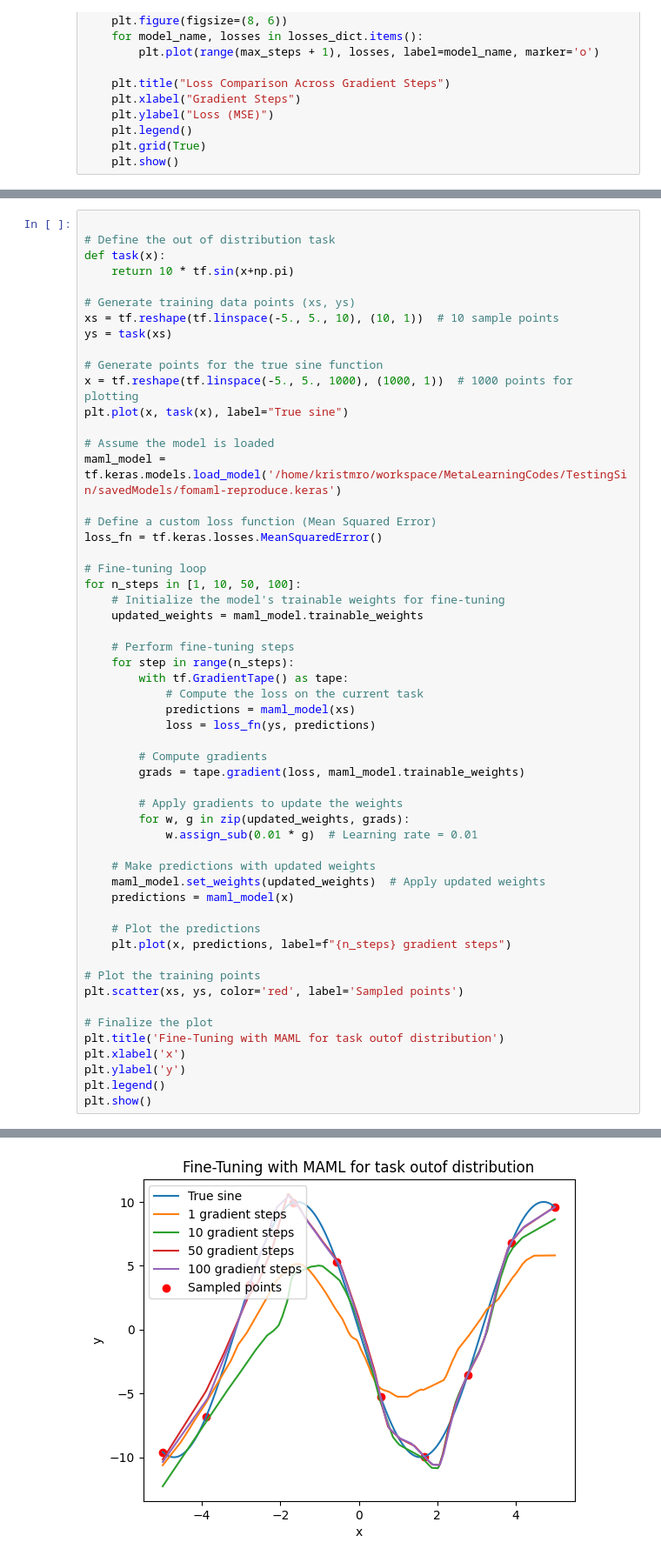
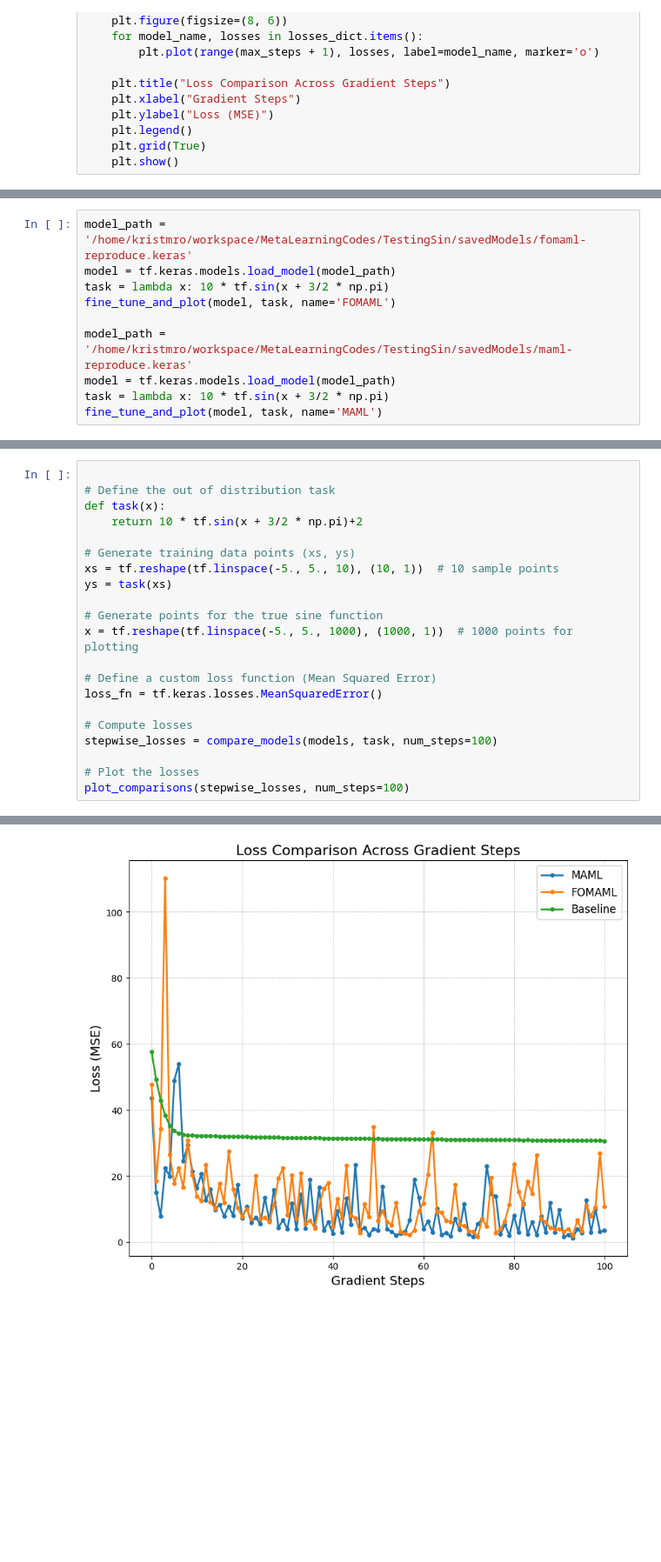
Before and after one commit to kristmro/testingSin, a Jupyter notebook: ground/run.ipynb, the cells around one changed output, grey strips where cells are left out. Shown at 87% size. Saved outputs shown, nothing was run; the diff lists cells and outputs as text; blank space fills up the shorter version.

Commit message:
Done with maml fomaml

```diff
--- a/ground/run.ipynb
+++ b/ground/run.ipynb
@@ -465,0 +503,10 @@ plt.show()
+# %%
+model_path = '/home/kristmro/workspace/MetaLearningCodes/TestingSin/savedModels/fomaml-reproduce.keras'
+model = tf.keras.models.load_model(model_path)
+task = lambda x: 10 * tf.sin(x + 3/2 * np.pi)
+fine_tune_and_plot(model, task, name='FOMAML')
+
+model_path = '/home/kristmro/workspace/MetaLearningCodes/TestingSin/savedModels/maml-reproduce.keras'
+model = tf.keras.models.load_model(model_path)
+task = lambda x: 10 * tf.sin(x + 3/2 * np.pi)
+fine_tune_and_plot(model, task, name='MAML')
@@ -467,7 +620,7 @@ plt.show()
 
 # Define the out of distribution task
 def task(x):
-    return 10 * tf.sin(x+np.pi)
+    return 10 * tf.sin(x + 3/2 * np.pi)+2
 
 # Generate training data points (xs, ys)
 xs = tf.reshape(tf.linspace(-5., 5., 10), (10, 1))  # 10 sample points
@@ -475,47 +628,13 @@ ys = task(xs)
 
 # Generate points for the true sine function
 x = tf.reshape(tf.linspace(-5., 5., 1000), (1000, 1))  # 1000 points for plotting
-plt.plot(x, task(x), label="True sine")
-
-# Assume the model is loaded
-maml_model = tf.keras.models.load_model('/home/kristmro/workspace/MetaLearningCodes/TestingSin/savedModels/fomaml-reproduce.keras')
 
 # Define a custom loss function (Mean Squared Error)
 loss_fn = tf.keras.losses.MeanSquaredError()
 
-# Fine-tuning loop
-for n_steps in [1, 10, 50, 100]:
-    # Initialize the model's trainable weights for fine-tuning
-    updated_weights = maml_model.trainable_weights
+# Compute losses
+stepwise_losses = compare_models(models, task, num_steps=100)
 
-    # Perform fine-tuning steps
-    for step in range(n_steps):
-        with tf.GradientTape() as tape:
-            # Compute the loss on the current task
-            predictions = maml_model(xs)
-            loss = loss_fn(ys, predictions)
-
-        # Compute gradients
-        grads = tape.gradient(loss, maml_model.trainable_weights)
-
-        # Apply gradients to update the weights
-        for w, g in zip(updated_weights, grads):
-            w.assign_sub(0.01 * g)  # Learning rate = 0.01
-
-    # Make predictions with updated weights
-    maml_model.set_weights(updated_weights)  # Apply updated weights
-    predictions = maml_model(x)
-
-    # Plot the predictions
-    plt.plot(x, predictions, label=f"{n_steps} gradient steps")
-
-# Plot the training points
-plt.scatter(xs, ys, color='red', label='Sampled points')
-
-# Finalize the plot
-plt.title('Fine-Tuning with MAML for task outof distribution')
-plt.xlabel('x')
-plt.ylabel('y')
-plt.legend()
-plt.show()
+# Plot the losses
+plot_comparisons(stepwise_losses, num_steps=100)
 # %% [output]
@@ -522 +644 @@ plt.show()
-[figure, old version]
+[figure, new version]
```
Also changed, not shown: parts of 18 cells of this notebook, 15 other files.
